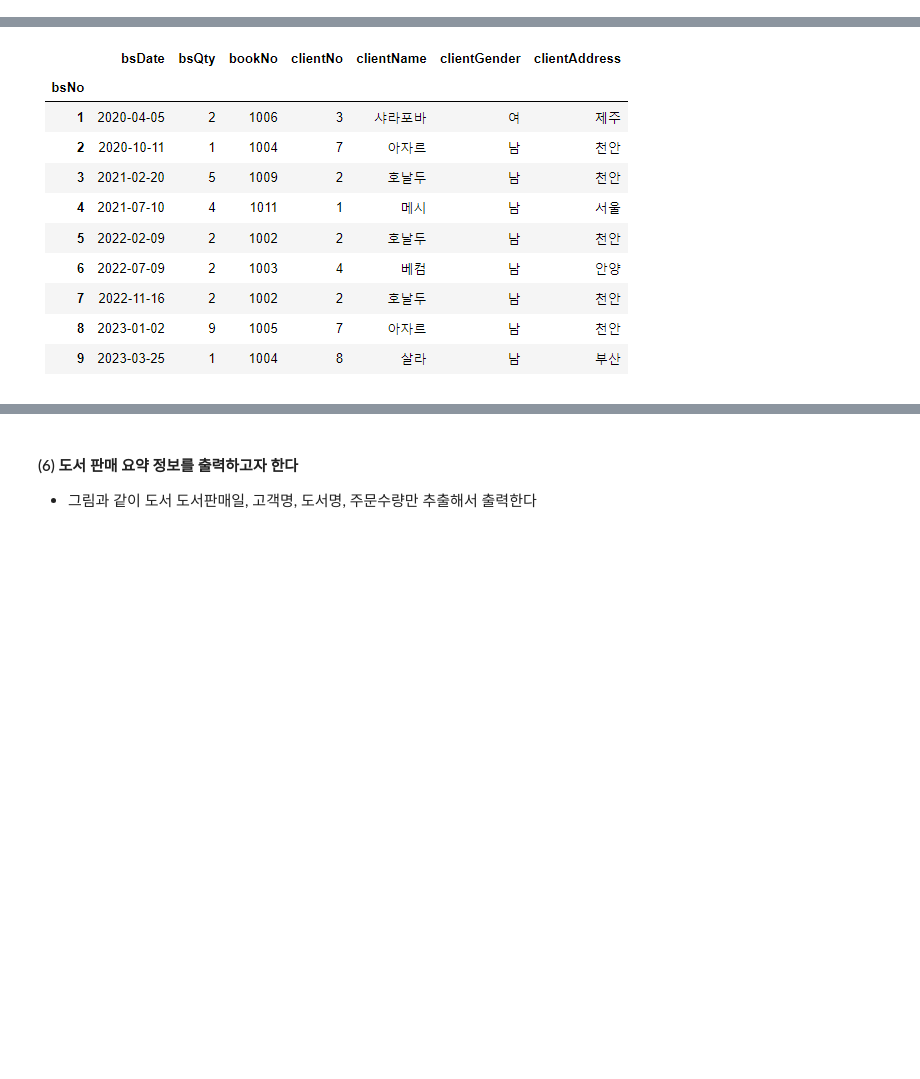
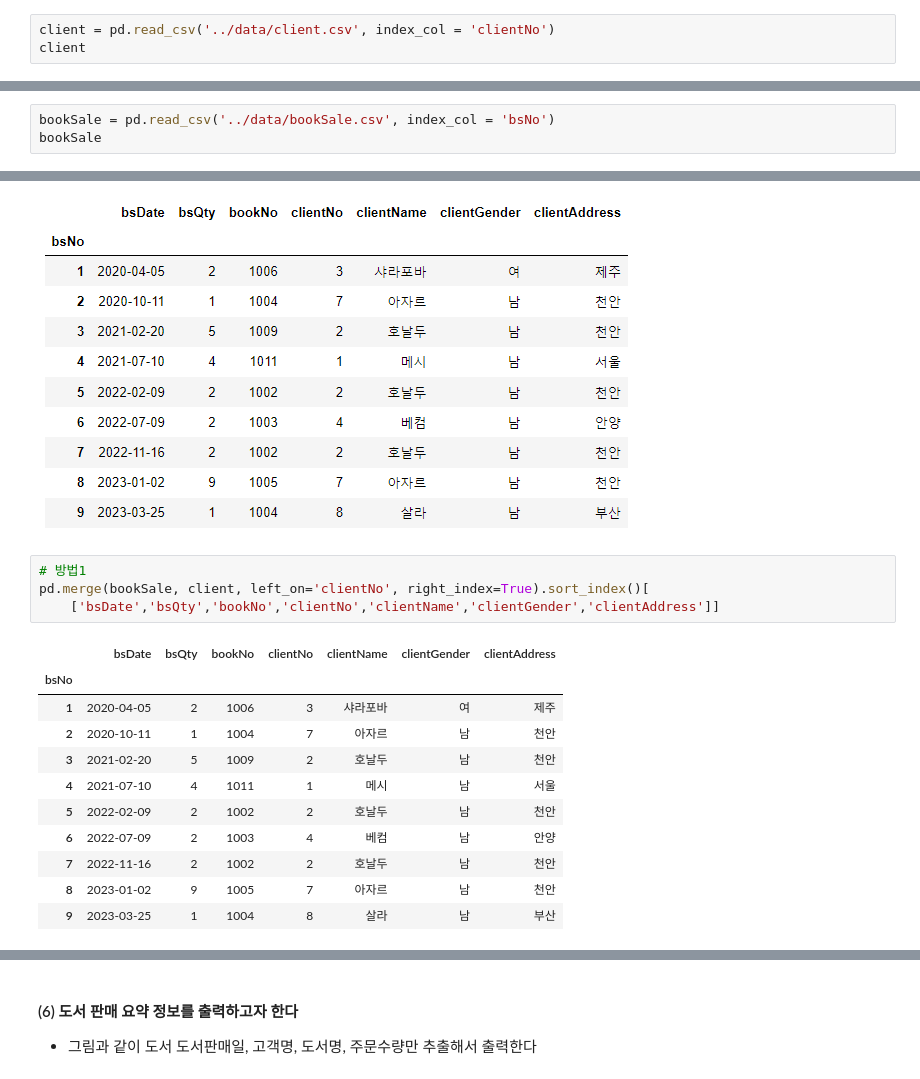
Before and after one commit to BangSungjoon/TIL, a Jupyter notebook: AIWorkspace/source_code/10_판다스 (데이터프레임) 병합-연습문제.ipynb, the cells around one changed output, grey strips where cells are left out. Drawn from its saved outputs; the diff is of its cells as text; blank space fills up the shorter version.

```diff
--- a/AIWorkspace/source_code/10_판다스 (데이터프레임) 병합-연습문제.ipynb
+++ b/AIWorkspace/source_code/10_판다스 (데이터프레임) 병합-연습문제.ipynb
@@ -155,2 +189,5 @@ df2 = pd.DataFrame({
 # %% [markdown]
 #### (2) client.csv 파일을 읽어서 client 데이터프레임 생성
+# %%
+client = pd.read_csv('../data/client.csv', index_col = 'clientNo')
+client
@@ -157,2 +206,5 @@ df2 = pd.DataFrame({
 # %% [markdown]
 #### (3) bookSale.csv 파일을 읽어서 bookSale 데이터프레임 생성
+# %%
+bookSale = pd.read_csv('../data/bookSale.csv', index_col = 'bsNo')
+bookSale
@@ -166,3 +266,19 @@ df2 = pd.DataFrame({
 - 그림과 같이 도서 판매 내역에 고객명과 성별, 주소를 같이 출력
 # %% [markdown]
 ![image-3.png](attachment:image-3.png)
+# %%
+# 방법1
+pd.merge(bookSale, client, left_on='clientNo', right_index=True).sort_index()[
+    ['bsDate','bsQty','bookNo','clientNo','clientName','clientGender','clientAddress']]
+# %% [output]
+|  | bsDate | bsQty | bookNo | clientNo | clientName | clientGender | clientAddress |
+| bsNo |  |  |  |  |  |  |  |
+| 1 | 2020-04-05 | 2 | 1006 | 3 | 샤라포바 | 여 | 제주 |
+| 2 | 2020-10-11 | 1 | 1004 | 7 | 아자르 | 남 | 천안 |
+| 3 | 2021-02-20 | 5 | 1009 | 2 | 호날두 | 남 | 천안 |
+| 4 | 2021-07-10 | 4 | 1011 | 1 | 메시 | 남 | 서울 |
+| 5 | 2022-02-09 | 2 | 1002 | 2 | 호날두 | 남 | 천안 |
+| 6 | 2022-07-09 | 2 | 1003 | 4 | 베컴 | 남 | 안양 |
+| 7 | 2022-11-16 | 2 | 1002 | 2 | 호날두 | 남 | 천안 |
+| 8 | 2023-01-02 | 9 | 1005 | 7 | 아자르 | 남 | 천안 |
+| 9 | 2023-03-25 | 1 | 1004 | 8 | 살라 | 남 | 부산 |
```
Also changed, not shown: parts of 12 cells of this notebook, 3 other files.
